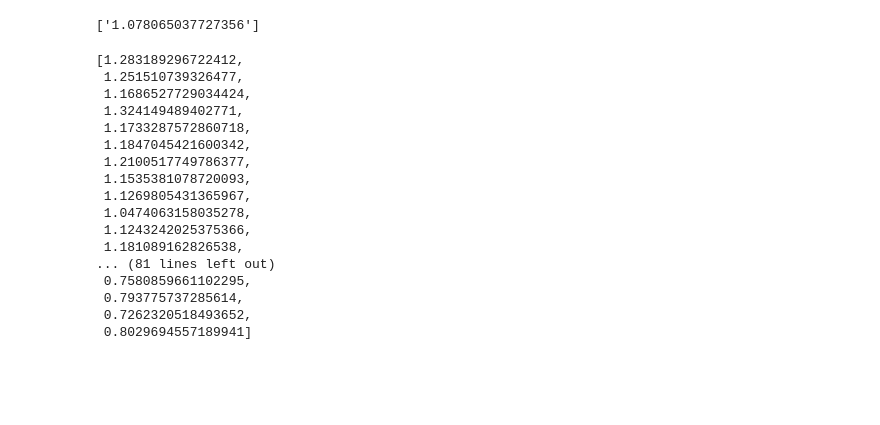
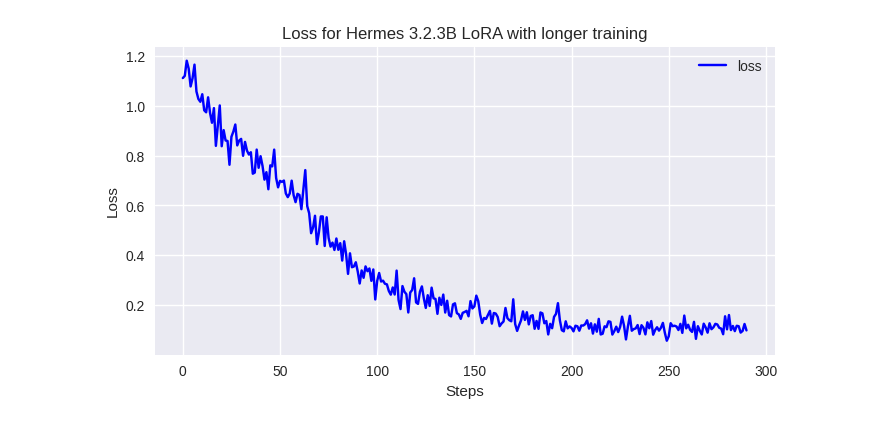
Before and after one commit to Dakantz/CLEANR, a Jupyter notebook: submission/plot_learning.ipynb, the cells around one changed output. Saved outputs shown, nothing was run; the diff lists cells and outputs as text; code cells hidden in the pictures; blank space fills up the shorter version.

```diff
--- a/submission/plot_learning.ipynb
+++ b/submission/plot_learning.ipynb
@@ -15,3 +15,38 @@ def tikzplotlib_fix_ncols(obj):
         obj._ncol = obj._ncols
     for child in obj.get_children():
         tikzplotlib_fix_ncols(child)
+# %%
+def plot_learning(
+    log_file: str="../finetunes/hermes-3-2-3B-lora/logs/log_1741950098.txt",
+    target_f: str = "loss_plot.tex",
+    title: str = "Loss for Hermes 3.2.3B LoRA",
+):
+    loss_data = ""
+    with open(log_file) as f:
+        loss_data = f.readlines()
+    loss_items = [re.findall(r"loss:(\d+\.\d+)", x) for x in loss_data]
+    loss_items = [float(x[0]) for x in loss_items if len(x) > 0]
+    loss_items
+    fig = plt.figure(figsize=(8, 4))
+    ax = fig.add_subplot(111)
+    ax.plot(loss_items, label="loss", color="blue")
+    ax.set_xlabel("Steps")
+    ax.set_ylabel("Loss")
+    ax.set_title(title)
+    ax.legend()
+
+    tikzplotlib_fix_ncols(fig)
+    tikzplotlib.save(
+        target_f,
+        figure=fig,
+        axis_width="0.8\\linewidth",
+        axis_height="0.4\\linewidth",
+        # extra_axis_parameters={
+        #     "legend style": r"legend pos=outer north east",
+        #     "legend columns": 1,
+        #     "legend cell align": "left",
+        #     "legend to name": "loss_legend",
+        #     "legend entries": ["loss"],
+        # },
+    )
+plot_learning()
@@ -18,30 +55,8 @@ def tikzplotlib_fix_ncols(obj):
 # %%
-loss_data=""
-with open("../finetunes/hermes-3-2-3B-lora/logs/log_1741950098.txt") as f:
-    loss_data = f.readlines()
+plot_learning(
+    "../finetunes/hermes-3-2-3B-lora-long/logs/log_1747565688.txt",
+    "loss_plot_long.tex",
+    title="Loss for Hermes 3.2.3B LoRA with longer training",
+)
+# %% [output]
+[figure, added]
-# %%
-re.findall(r"loss:(\d+\.\d+)", "Step 28 | loss:1.078065037727356 lr:8.4e-05 tokens_per_second_per_gpu:235.39114379882812 peak_memory_active:19.849085807800293 peak_memory_alloc:19.849085807800293 peak_memory_reserved:22.38671875 ")
-# %% [output]
-['1.078065037727356']
-# %%
-loss_items = [re.findall(r"loss:(\d+\.\d+)", x) for x in loss_data]
-loss_items = [float(x[0]) for x in loss_items if len(x) > 0]
-loss_items
-# %% [output]
-[1.283189296722412,
- 1.251510739326477,
- 1.1686527729034424,
- 1.324149489402771,
- 1.1733287572860718,
- 1.1847045421600342,
- 1.2100517749786377,
- 1.1535381078720093,
- 1.1269805431365967,
- 1.0474063158035278,
- 1.1243242025375366,
- 1.181089162826538,
-... (81 lines left out)
- 0.7580859661102295,
- 0.793775737285614,
- 0.7262320518493652,
- 0.8029694557189941]
```
Also changed, not shown: parts of 2 cells of this notebook, 14 other files.
